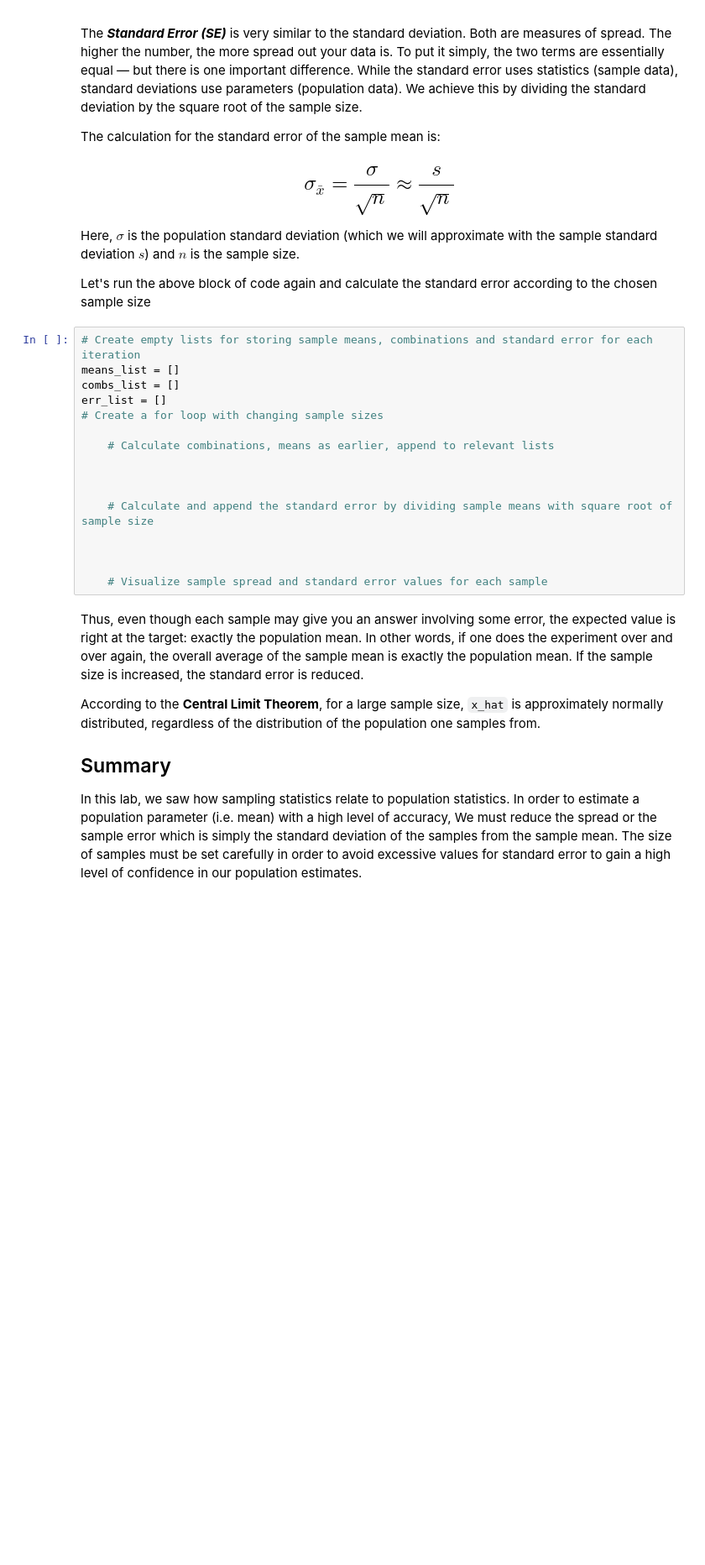
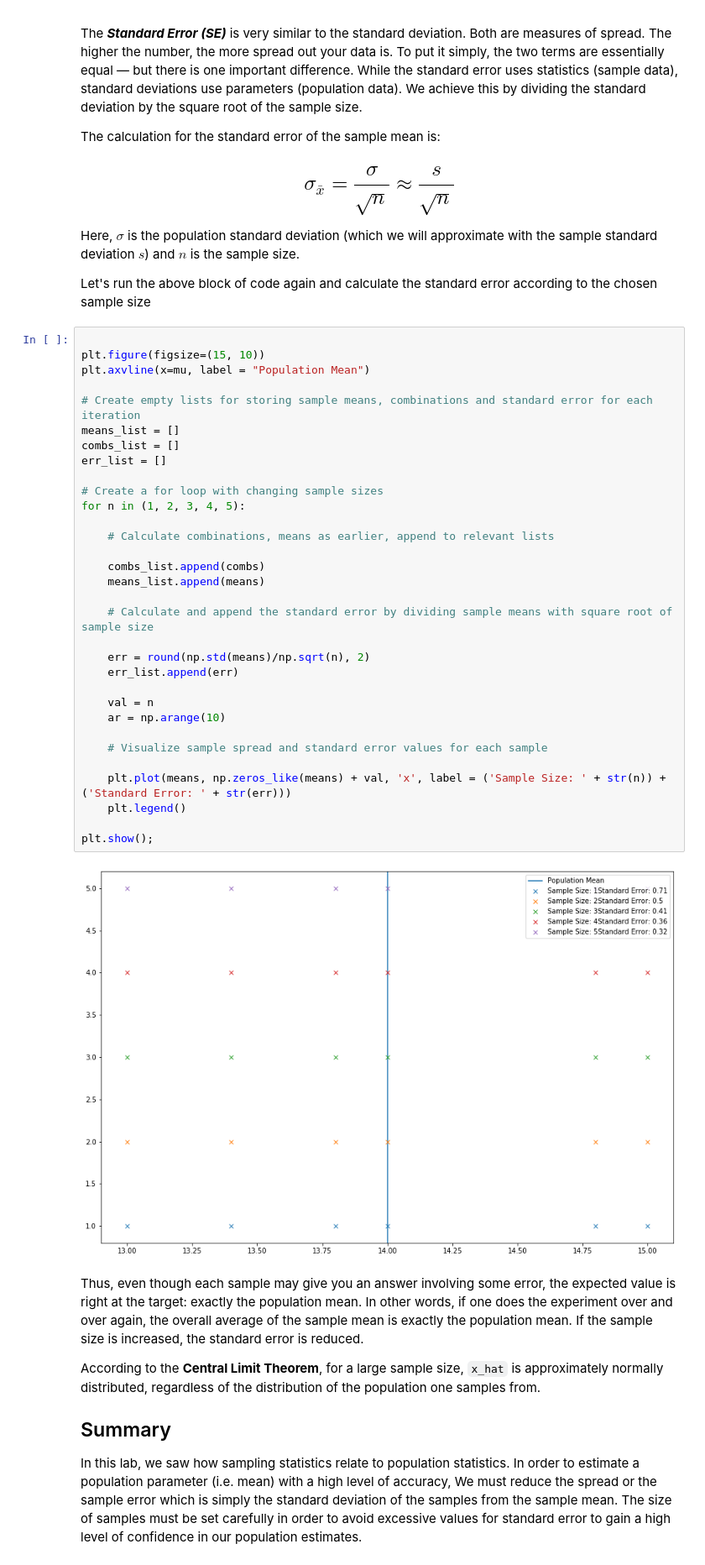
Before and after one commit to kagada01/dsc-sampling-statistics-lab-online-ds-sp-000, a Jupyter notebook: index.ipynb, the cells around one changed output. Shown at 84% size. Saved outputs shown, nothing was run; the diff lists cells and outputs as text; blank space fills up the shorter version.

```diff
--- a/index.ipynb
+++ b/index.ipynb
@@ -342,21 +381,39 @@ Here, $\sigma$ is the population standard deviation (which we will approximate w
 
 Let's run the above block of code again and calculate the standard error according to the chosen sample size
 # %%
+
+plt.figure(figsize=(15, 10))
+plt.axvline(x=mu, label = "Population Mean")
+
 # Create empty lists for storing sample means, combinations and standard error for each iteration
 means_list = []
 combs_list = []
 err_list = []
+
 # Create a for loop with changing sample sizes
+for n in (1, 2, 3, 4, 5):
 
     # Calculate combinations, means as earlier, append to relevant lists
 
-
+    combs_list.append(combs)
+    means_list.append(means)
 
     # Calculate and append the standard error by dividing sample means with square root of sample size
 
+    err = round(np.std(means)/np.sqrt(n), 2)
+    err_list.append(err)
 
+    val = n
+    ar = np.arange(10)
 
     # Visualize sample spread and standard error values for each sample
+
+    plt.plot(means, np.zeros_like(means) + val, 'x', label = ('Sample Size: ' + str(n)) + ('Standard Error: ' + str(err)))
+    plt.legend()
+
+plt.show();
+# %% [output]
+[figure, added]
 # %% [markdown]
 Thus, even though each sample may give you an answer involving some error, the expected value is right at the target: exactly the population mean. In other words, if one does the experiment over and over again, the overall average of the sample mean is exactly the population mean. If the sample size is increased, the standard error is reduced.
 
```
Also changed, not shown: parts of 2 cells of this notebook.
